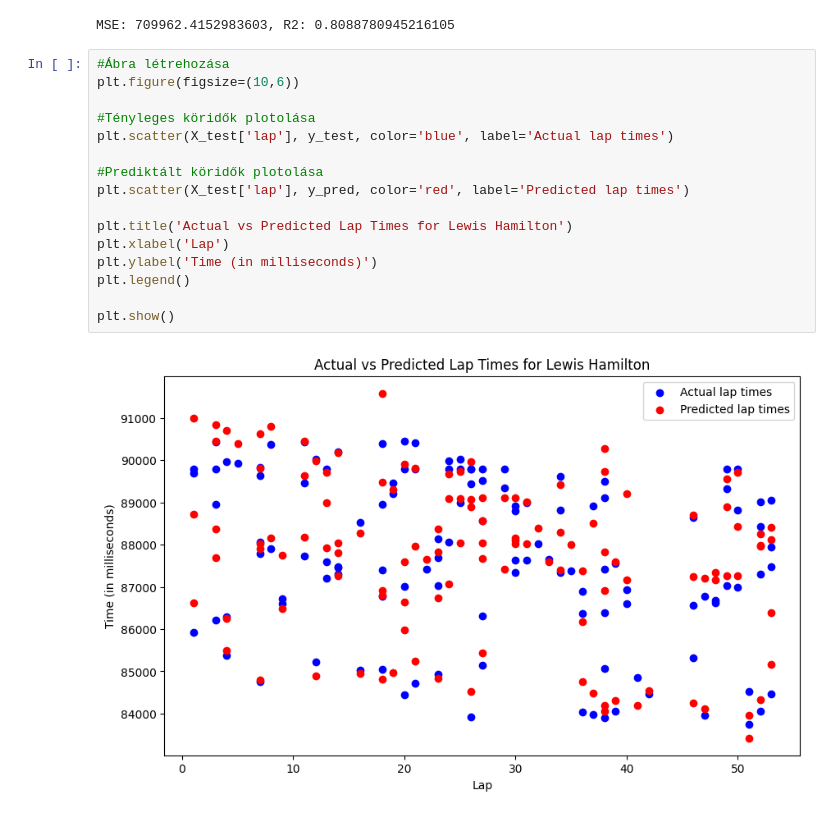
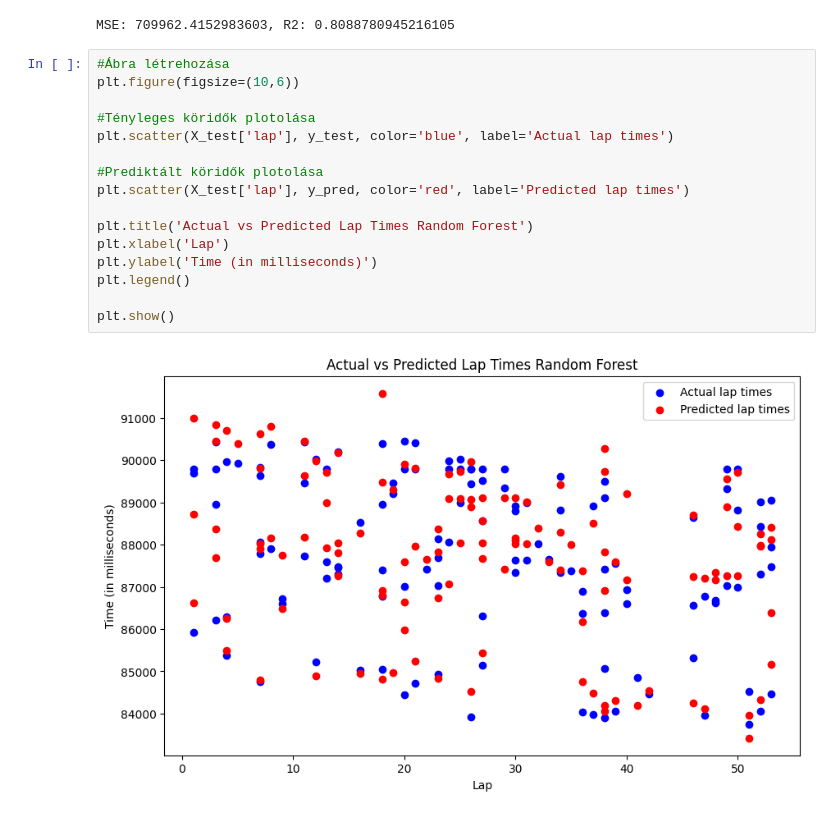
Before and after one commit to ProkkalyDavid/Formula1LaptTimePrediction, a Jupyter notebook: Formula1RandomForest.ipynb, the cells around one changed output. Drawn from its saved outputs; the diff is of its cells as text.

```diff
--- a/Formula1RandomForest.ipynb
+++ b/Formula1RandomForest.ipynb
@@ -73,18 +73,18 @@ MSE: 709962.4152983603, R2: 0.8088780945216105
 # %%
 #Ábra létrehozása
 plt.figure(figsize=(10,6))
 
 #Tényleges köridők plotolása
 plt.scatter(X_test['lap'], y_test, color='blue', label='Actual lap times')
 
 #Prediktált köridők plotolása
 plt.scatter(X_test['lap'], y_pred, color='red', label='Predicted lap times')
 
-plt.title('Actual vs Predicted Lap Times for Lewis Hamilton')
+plt.title('Actual vs Predicted Lap Times Random Forest')
 plt.xlabel('Lap')
 plt.ylabel('Time (in milliseconds)')
 plt.legend()
 
 plt.show()
 # %% [output]
-[figure, old version]
+[figure, new version]
```
Also changed, not shown: 2 other files.
